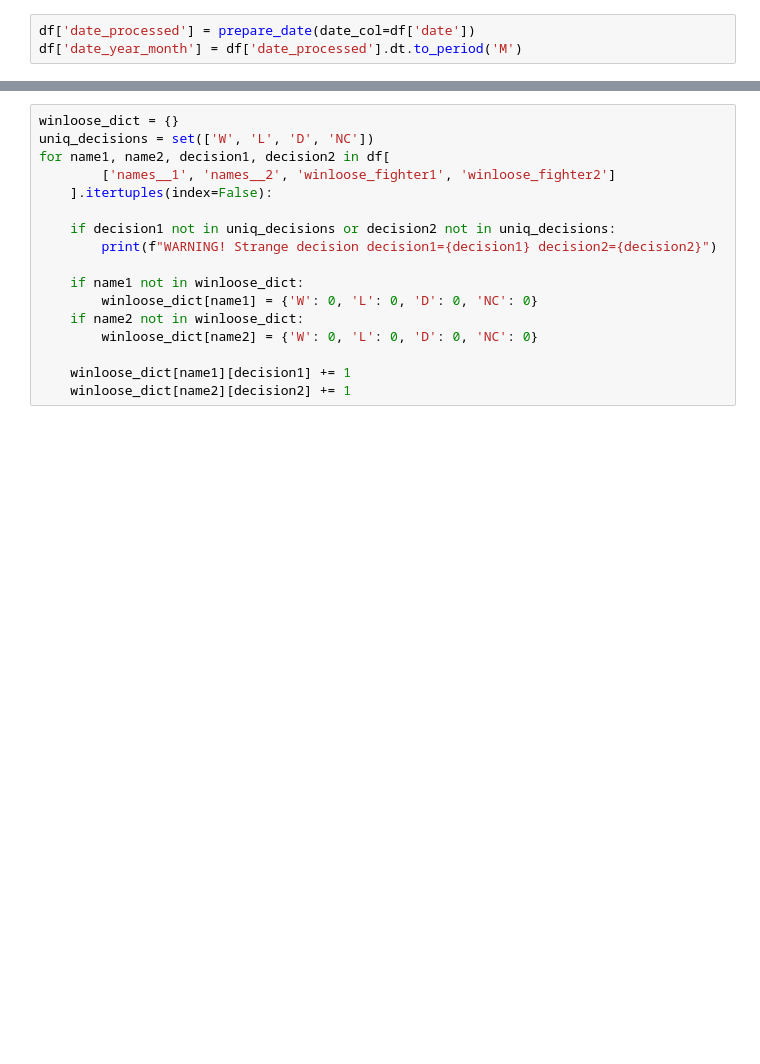
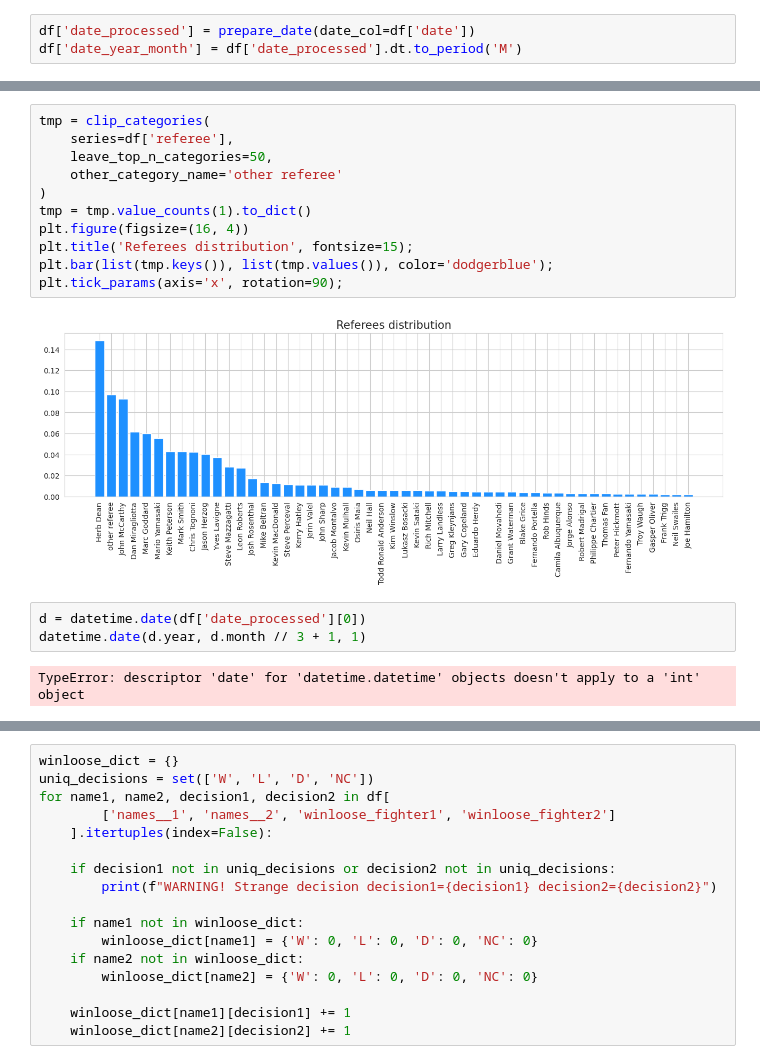
Before and after one commit to andreitsev/ufc, a Jupyter notebook: notebooks/2.0 EDA.ipynb, the cells around one changed output, grey strips where cells are left out. Cells and saved outputs as stored; diff of their text form; blank space fills up the shorter version.

```diff
--- a/notebooks/2.0 EDA.ipynb
+++ b/notebooks/2.0 EDA.ipynb
@@ -71,3 +83,21 @@ df['date_year_month'] = df['date_processed'].dt.to_period('M')
+# %%
+tmp = clip_categories(
+    series=df['referee'],
+    leave_top_n_categories=50,
+    other_category_name='other referee'
+)
+tmp = tmp.value_counts(1).to_dict()
+plt.figure(figsize=(16, 4))
+plt.title('Referees distribution', fontsize=15);
+plt.bar(list(tmp.keys()), list(tmp.values()), color='dodgerblue');
+plt.tick_params(axis='x', rotation=90);
+# %% [output]
+[figure, added]
+# %%
+d = datetime.date(df['date_processed'][0])
+datetime.date(d.year, d.month // 3 + 1, 1)
+# %% [output]
+TypeError: descriptor 'date' for 'datetime.datetime' objects doesn't apply to a 'int' object
 # %%
 cnt_dict = dict(Counter(df['names__1'].tolist() + df['names__2'].tolist()))
 top_k = 40
```
Also changed, not shown: parts of 11 cells of this notebook, 4 other files.
